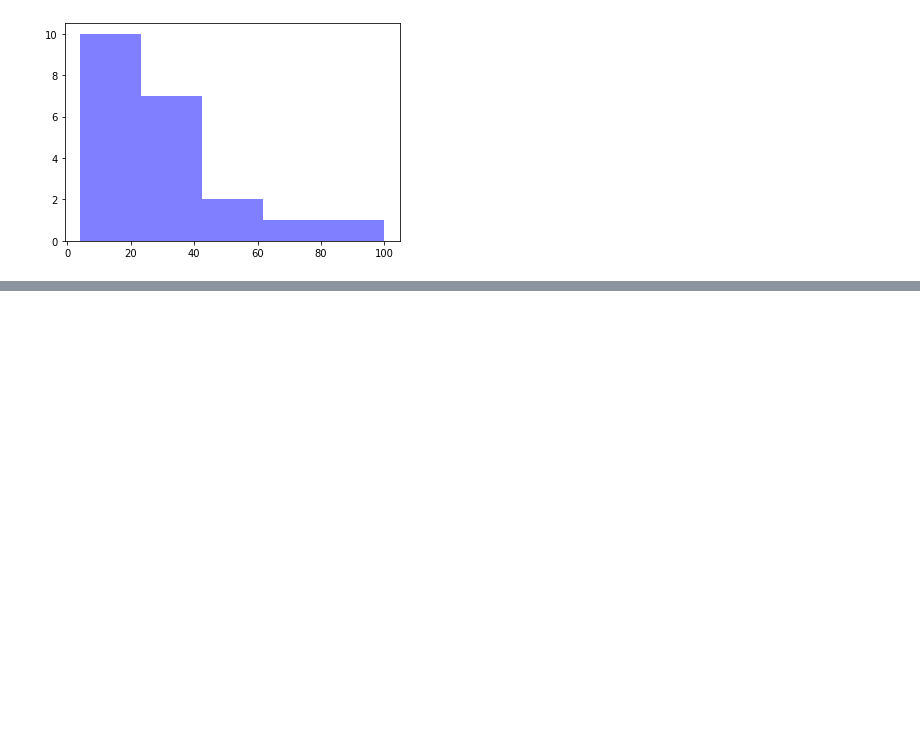
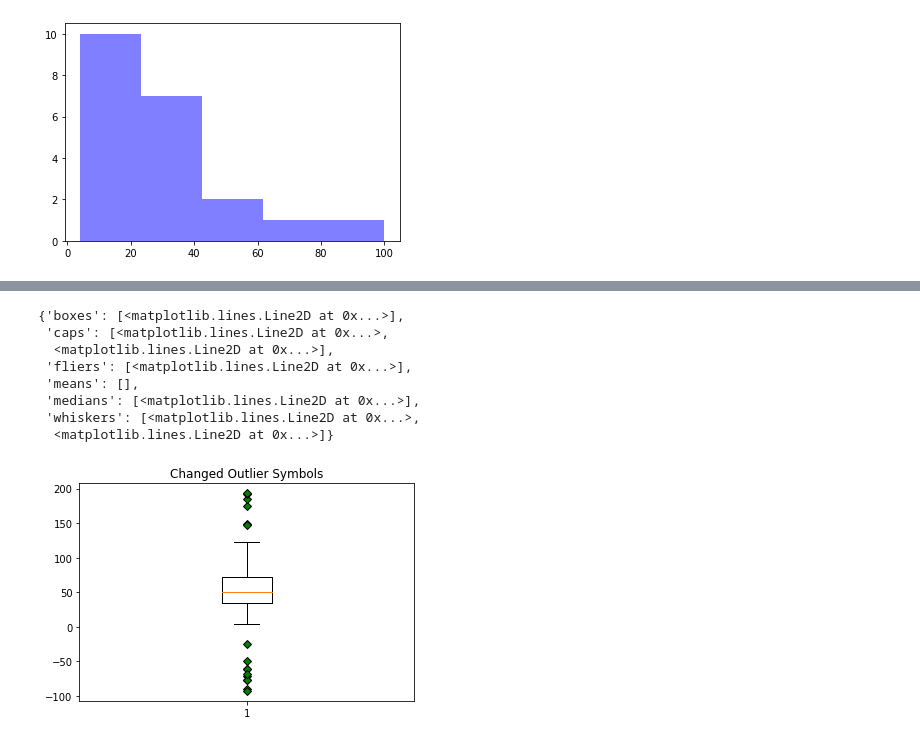
Before and after one commit to Rainbowpen/AI_and_security_2020, a Jupyter notebook: 20201014.ipynb, the cells around one changed output, grey strips where cells are left out. Cells and saved outputs as stored; diff of their text form; code cells hidden in the pictures; blank space fills up the shorter version.

```diff
--- a/20201014.ipynb
+++ b/20201014.ipynb
@@ -70,0 +115,15 @@ https://matplotlib.org/tutorials/introductory/pyplot.html
+# %%
+green_diamond = dict(markerfacecolor='g', marker='D')
+fig3, ax3 = plt.subplots()
+ax3.set_title('Changed Outlier Symbols')
+ax3.boxplot(data, flierprops=green_diamond)
+# %% [output]
+{'boxes': [<matplotlib.lines.Line2D at 0x...>],
+ 'caps': [<matplotlib.lines.Line2D at 0x...>,
+  <matplotlib.lines.Line2D at 0x...>],
+ 'fliers': [<matplotlib.lines.Line2D at 0x...>],
+ 'means': [],
+ 'medians': [<matplotlib.lines.Line2D at 0x...>],
+ 'whiskers': [<matplotlib.lines.Line2D at 0x...>,
+  <matplotlib.lines.Line2D at 0x...>]}
+[figure, added]
```
Also changed, not shown: parts of 16 cells of this notebook.
